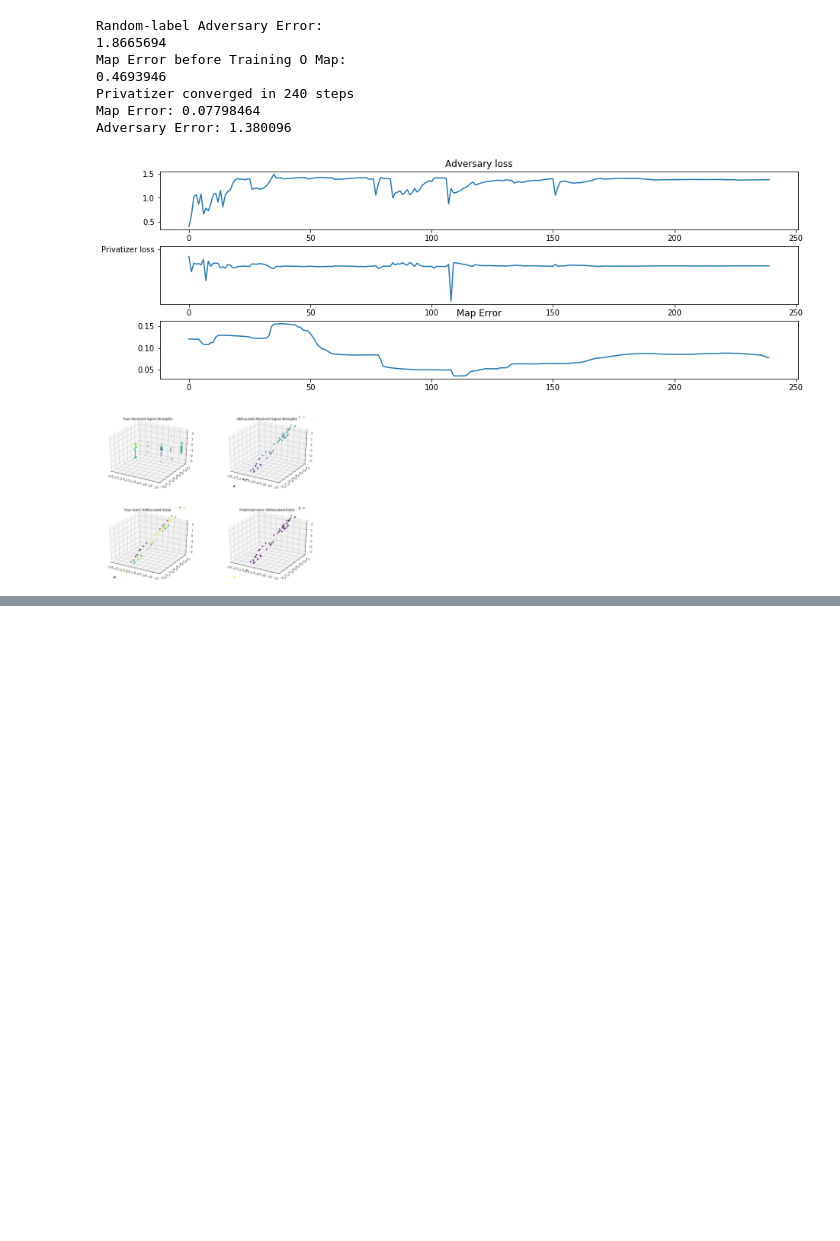
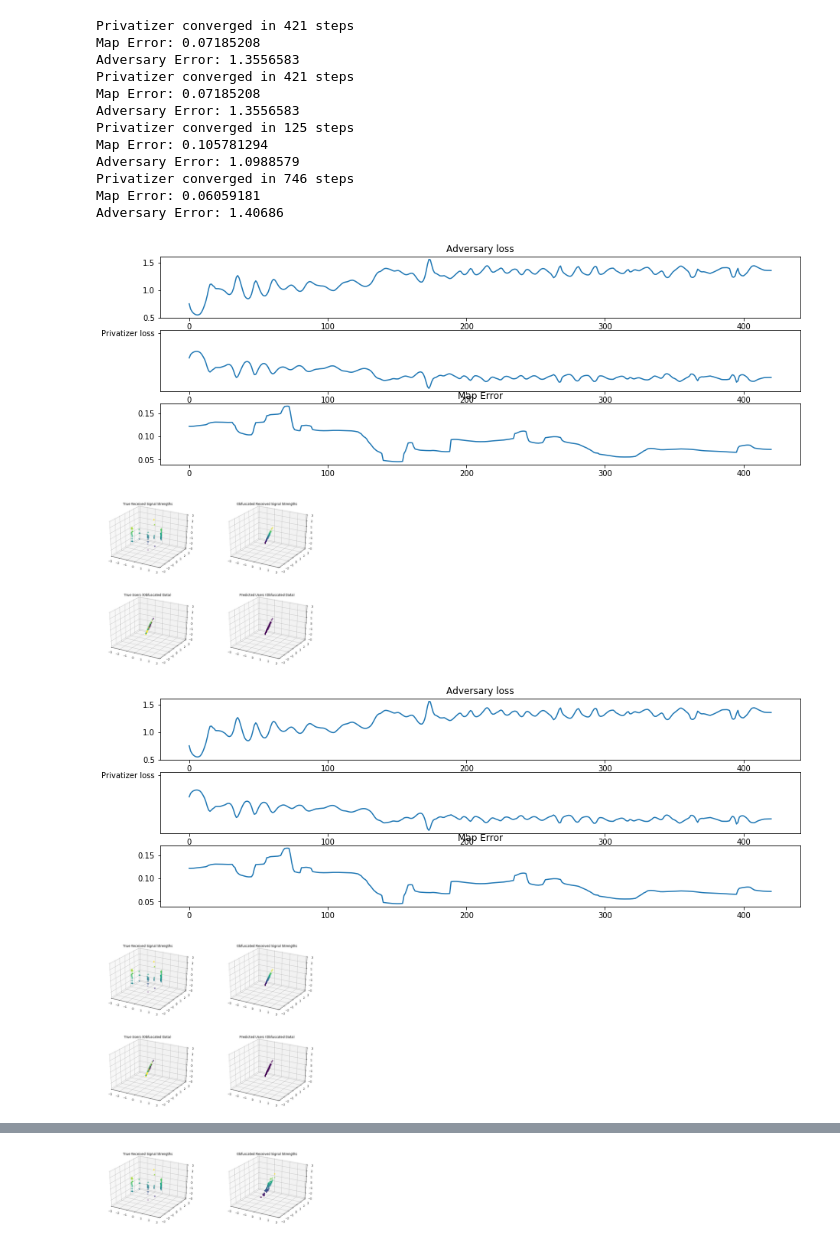
Before and after one commit to lillyclark/privacy-utility, a Jupyter notebook: PLOT automation.ipynb, the cells around one changed output, grey strips where cells are left out. Saved outputs shown, nothing was run; the diff lists cells and outputs as text; code cells hidden in the pictures; blank space fills up the shorter version.

```diff
--- a/PLOT automation.ipynb
+++ b/PLOT automation.ipynb
@@ -65,15 +65,15 @@ def run_GAP_automation(show=False):
 
         ax.scatter(x.eval(session=sess)[:,3], x.eval(session=sess)[:,2], x.eval(session=sess)[:,1], c=x.eval(session=sess)[:,1])
         ax.set_title("True Received Signal Strengths")
-        ax.set_xlim(-3, 1)
-        ax.set_ylim(-2, 1.5)
-        ax.set_zlim(-3.5, 2.5)
+        ax.set_xlim(-3, 3)
+        ax.set_ylim(-3, 3)
+        ax.set_zlim(-3, 3)
 
         ax1.scatter(y.eval(session=sess)[:,3], y.eval(session=sess)[:,2], y.eval(session=sess)[:,1], c=y.eval(session=sess)[:,1])
         ax1.set_title("Obfuscated Received Signal Strengths")
-        ax1.set_xlim(-3, 1)
-        ax1.set_ylim(-2, 1.5)
-        ax1.set_zlim(-3.5, 2.5)
+        ax1.set_xlim(-3, 3)
+        ax1.set_ylim(-3, 3)
+        ax1.set_zlim(-3, 3)
 
         fig = plt.figure(figsize=(15, 5))
         ax = fig.add_subplot(121, projection='3d')
@@ -81,17 +81,17 @@ def run_GAP_automation(show=False):
 
         ax.scatter(y.eval(session=sess)[:,3], y.eval(session=sess)[:,2], y.eval(session=sess)[:,1], c=trueusers.eval(session=sess))
         ax.set_title("True Users (Obfuscated Data)")
-        ax.set_xlim(-3, 1)
-        ax.set_ylim(-2, 1.5)
-        ax.set_zlim(-3.5, 2.5)
+        ax.set_xlim(-3, 3)
+        ax.set_ylim(-3, 3)
+        ax.set_zlim(-3, 3)
 
         ax1.scatter(y.eval(session=sess)[:,3], y.eval(session=sess)[:,2], y.eval(session=sess)[:,1], c=np.argmax(users.eval(session=sess), axis=1))
         ax1.set_title("Predicted Users (Obfuscated Data)")
-        ax1.set_xlim(-3, 1)
-        ax1.set_ylim(-2, 1.5)
-        ax1.set_zlim(-3.5, 2.5)
+        ax1.set_xlim(-3, 3)
+        ax1.set_ylim(-3, 3)
+        ax1.set_zlim(-3, 3)
 
-    PENALTY = [0.0]
+    PENALTY = [0.0, 1.0, 10.0, 100.0]
     I = 1
     all_data = np.empty((I*len(PENALTY),3))
 
@@ -106,16 +106,15 @@ def run_GAP_automation(show=False):
 
             x, trueusers = sampleChania(Chania, npoints)
 
-            p_init = keras.initializers.RandomUniform(minval=-1.0, maxval=1.0, seed=0)
-#             p_init = keras.initializers.RandomUniform(minval=-0.8, maxval=0.8, seed=0)
-#             p_init = keras.initializers.Identity(gain=1.0)
+#             p_init = keras.initializers.RandomNormal(mean=0, stddev=0.6, seed=0)
+            p_init = keras.initializers.RandomUniform(minval=-1.1, maxval=1.1, seed=0)
             p1 = keras.layers.Dense(4, kernel_initializer=p_init)
             p2 = keras.layers.Dense(4, kernel_initializer=p_init)
             p3 = keras.layers.Dense(4, kernel_initializer=p_init)
             p4 = keras.layers.Dense(4, kernel_initializer=p_init)
             p5 = keras.layers.Dense(4, kernel_initializer=p_init)
             y = p5(p4(p3(p2(p1(x)))))
-            p_train = tf.train.GradientDescentOptimizer(0.1) # TODO
+            p_train = tf.train.GradientDescentOptimizer(0.01) # TODO
             # p_train_spread = tf.train.GradientDescentOptimizer(0.01) # TODO
             p_vars = [p1.variables, p2.variables, p3.variables, p4.variables, p5.variables]
 
@@ -179,12 +178,6 @@ def run_GAP_automation(show=False):
             p_train = p_train.minimize(privatizer_loss, var_list = p_vars)
             # p_train_spread = p_train_spread.minimize(spread_error, var_list = p_vars)
 
-            if P == 0:
-                random_users = tf.constant(np.random.rand(npoints,5),dtype=tf.float32)
-                print("Random-label Adversary Error:")
-                random_ad = tf.reduce_mean(tf.keras.backend.sparse_categorical_crossentropy(trueusers, random_users)).eval(session=sess)
-                print(random_ad)
-
             delta1 = 1
             delta2 = 0
             count_iter = 0
@@ -194,14 +187,12 @@ def run_GAP_automation(show=False):
             max_iter = 20000
 
             m1plot = train(m1_train, m1_loss, 10000, sess, True)
-            print("Map Error before Training O Map:")
-            print(map_error.eval(session=sess))
 
             while abs(delta1 - delta2) >= 0.0001 and count_iter < max_iter:
 
                 delta1 = privatizer_loss.eval(session=sess)
                 m2plot = train(m2_train, m2_loss, 10000, sess)
-                aplot = train(a_train, adversary_loss, 2000, sess, False)
+                aplot = train(a_train, adversary_loss, 100, sess, False)
                 macro_ad_loss.append(aplot[-1])
                 pplot = train(p_train, privatizer_loss, 1, sess)
                 macro_p_loss.extend(pplot)
@@ -209,43 +200,51 @@ def run_GAP_automation(show=False):
                 # spreadplot = train(p_train_spread, spread_error, 1, sess)
                 delta2 = privatizer_loss.eval(session=sess)
                 count_iter += 1
 
             if abs(delta1-delta2) < 0.0001:
                 print("Privatizer converged in", count_iter, "steps")
 
             else:
                 print("privatizer did not converge")
 
             index = int(I*P+i)
 
             print("Map Error:", map_error.eval(session=sess))
             print("Adversary Error:", adversary_loss.eval(session=sess))
 
             all_data[index] = [PENALTY[P], map_error.eval(session=sess), adversary_loss.eval(session=sess)]
             tf.keras.backend.clear_session()
 
             if show:
-                fig, ax = plt.subplots(3,1, figsize=(15,5))
-                fig.subplots_adjust(hspace=0.5)
+                fig, ax = plt.subplots(3,1, figsize=(15,15))
+                fig.subplots_adjust(hspace=0.2)
                 ax[0].plot(macro_ad_loss)
                 ax[0].set_title("Adversary loss")
                 ax[1].plot(macro_p_loss)
-                ax[1].plot("Privatizer loss")
+                ax[1].set_title("Privatizer loss")
                 ax[2].plot(macro_map_error)
                 ax[2].set_title("Map Error")
                 vis()
 
     return random_ad, all_data
 
 GAP_random_ad, gap_data = run_GAP_automation(show=True)
 # %% [output]
-Random-label Adversary Error:
-1.8665694
-Map Error before Training O Map:
-0.4693946
-Privatizer converged in 240 steps
-Map Error: 0.07798464
-Adversary Error: 1.380096
+Privatizer converged in 421 steps
+Map Error: 0.07185208
+Adversary Error: 1.3556583
+Privatizer converged in 421 steps
+Map Error: 0.07185208
+Adversary Error: 1.3556583
+Privatizer converged in 125 steps
+Map Error: 0.105781294
+Adversary Error: 1.0988579
+Privatizer converged in 746 steps
+Map Error: 0.06059181
+Adversary Error: 1.40686
-[figure, old version]
+[figure, new version]
-[figure, old version]
+[figure, new version]
-[figure, old version]
+[figure, new version]
+[figure, added]
+[figure, added]
+[figure, added]
@@ -251,0 +252 @@ Adversary Error: 1.380096
+[figure, added]
```
Also changed, not shown: parts of 10 cells of this notebook.
